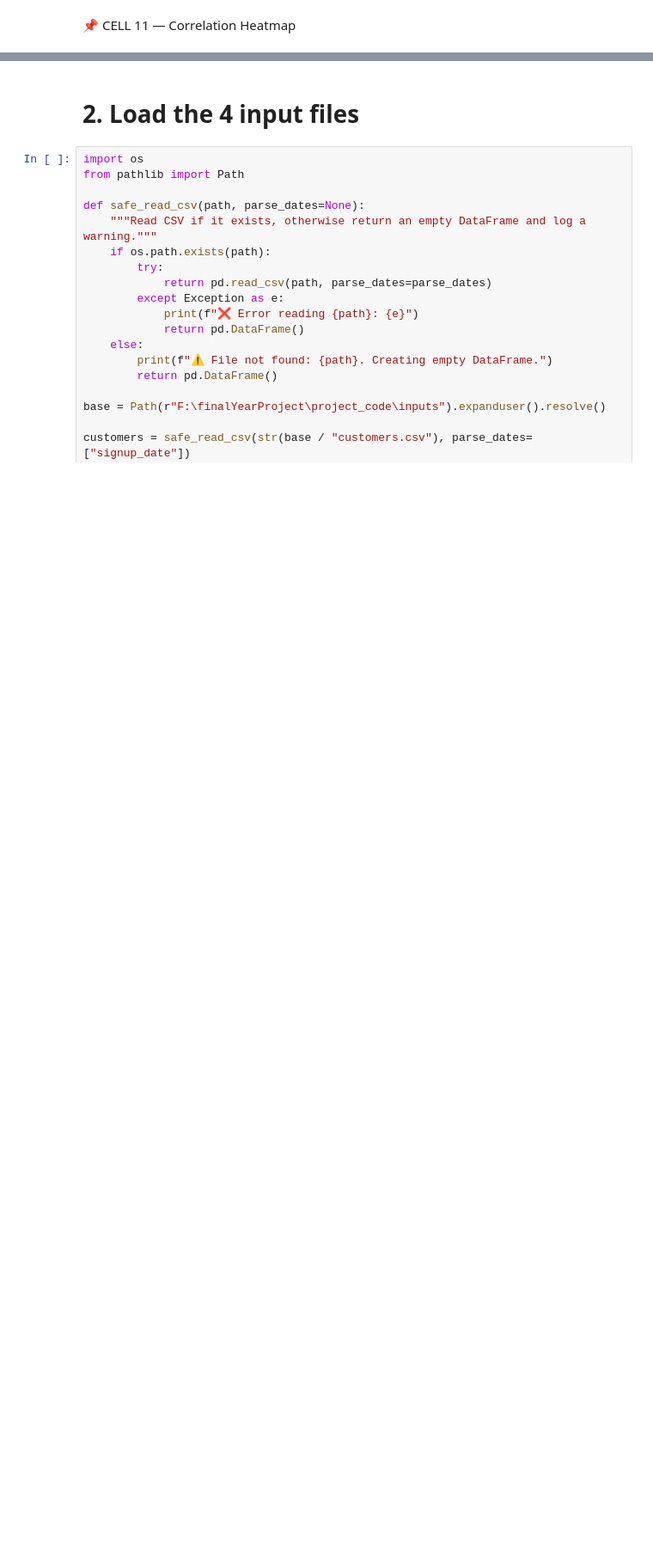
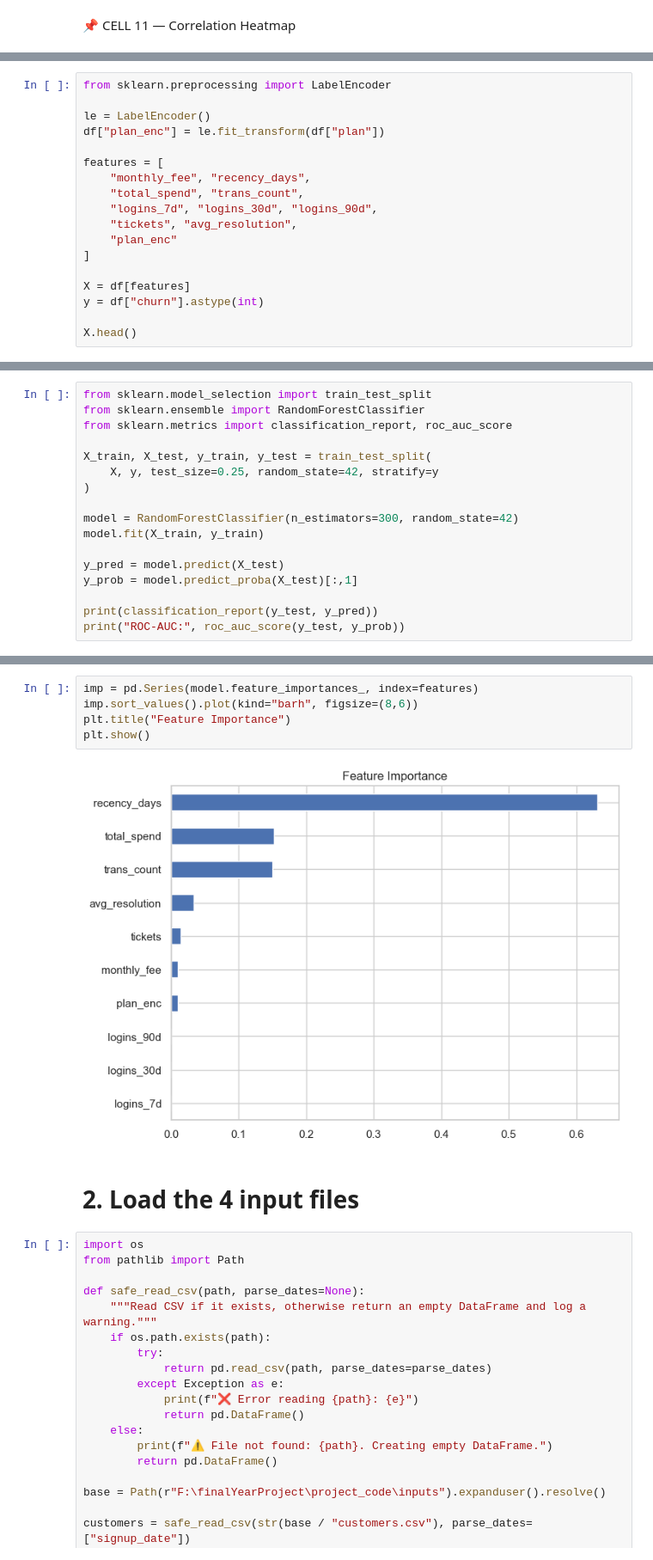
Before and after one commit to jamilmrt/-Customer-Churn-Prediction-CLTV-Estimation, a Jupyter notebook: notebooks/notebook.ipynb, the cells around one changed output, grey strips where cells are left out. Shown: that part at 86% size. Saved outputs shown, nothing was run; the diff lists cells and outputs as text; blank space fills up the shorter version.

Commit message:
update churn and cltv model

```diff
--- a/notebooks/notebook.ipynb
+++ b/notebooks/notebook.ipynb
@@ -119,0 +197,18 @@ plt.show()
+# %%
+from sklearn.preprocessing import LabelEncoder
+
+le = LabelEncoder()
+df["plan_enc"] = le.fit_transform(df["plan"])
+
+features = [
+    "monthly_fee", "recency_days",
+    "total_spend", "trans_count",
+    "logins_7d", "logins_30d", "logins_90d",
+    "tickets", "avg_resolution",
+    "plan_enc"
+]
+
+X = df[features]
+y = df["churn"].astype(int)
+
+X.head()
@@ -119,0 +224,17 @@ plt.show()
+# %%
+from sklearn.model_selection import train_test_split
+from sklearn.ensemble import RandomForestClassifier
+from sklearn.metrics import classification_report, roc_auc_score
+
+X_train, X_test, y_train, y_test = train_test_split(
+    X, y, test_size=0.25, random_state=42, stratify=y
+)
+
+model = RandomForestClassifier(n_estimators=300, random_state=42)
+model.fit(X_train, y_train)
+
+y_pred = model.predict(X_test)
+y_prob = model.predict_proba(X_test)[:,1]
+
+print(classification_report(y_test, y_pred))
+print("ROC-AUC:", roc_auc_score(y_test, y_prob))
@@ -120,3 +254,10 @@ plt.show()
+# %%
+imp = pd.Series(model.feature_importances_, index=features)
+imp.sort_values().plot(kind="barh", figsize=(8,6))
+plt.title("Feature Importance")
+plt.show()
+# %% [output]
+[figure, added]
 # %% [markdown]
 # 2. Load the 4 input files
 # %%
```
Also changed, not shown: parts of 28 cells of this notebook, 4 other files.
